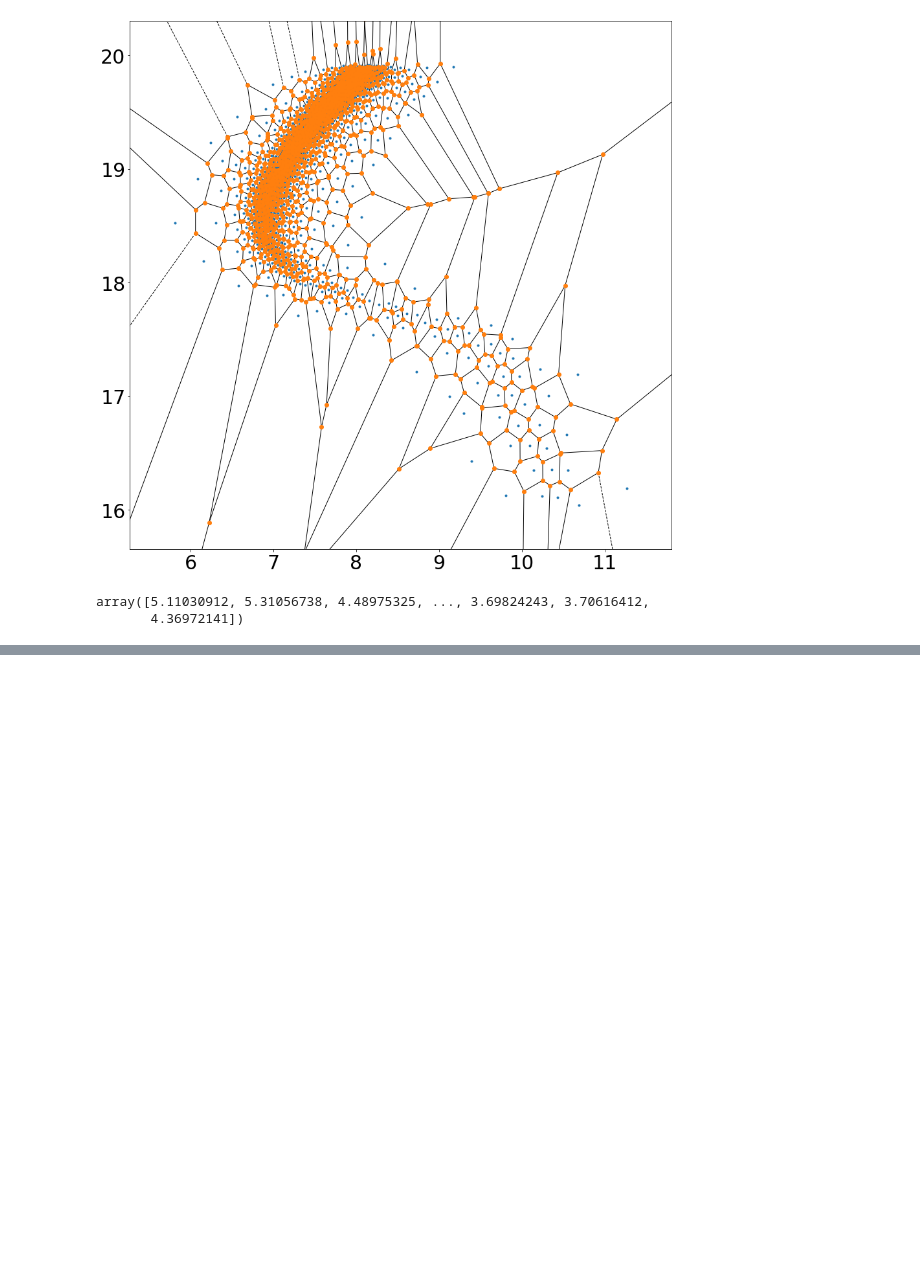
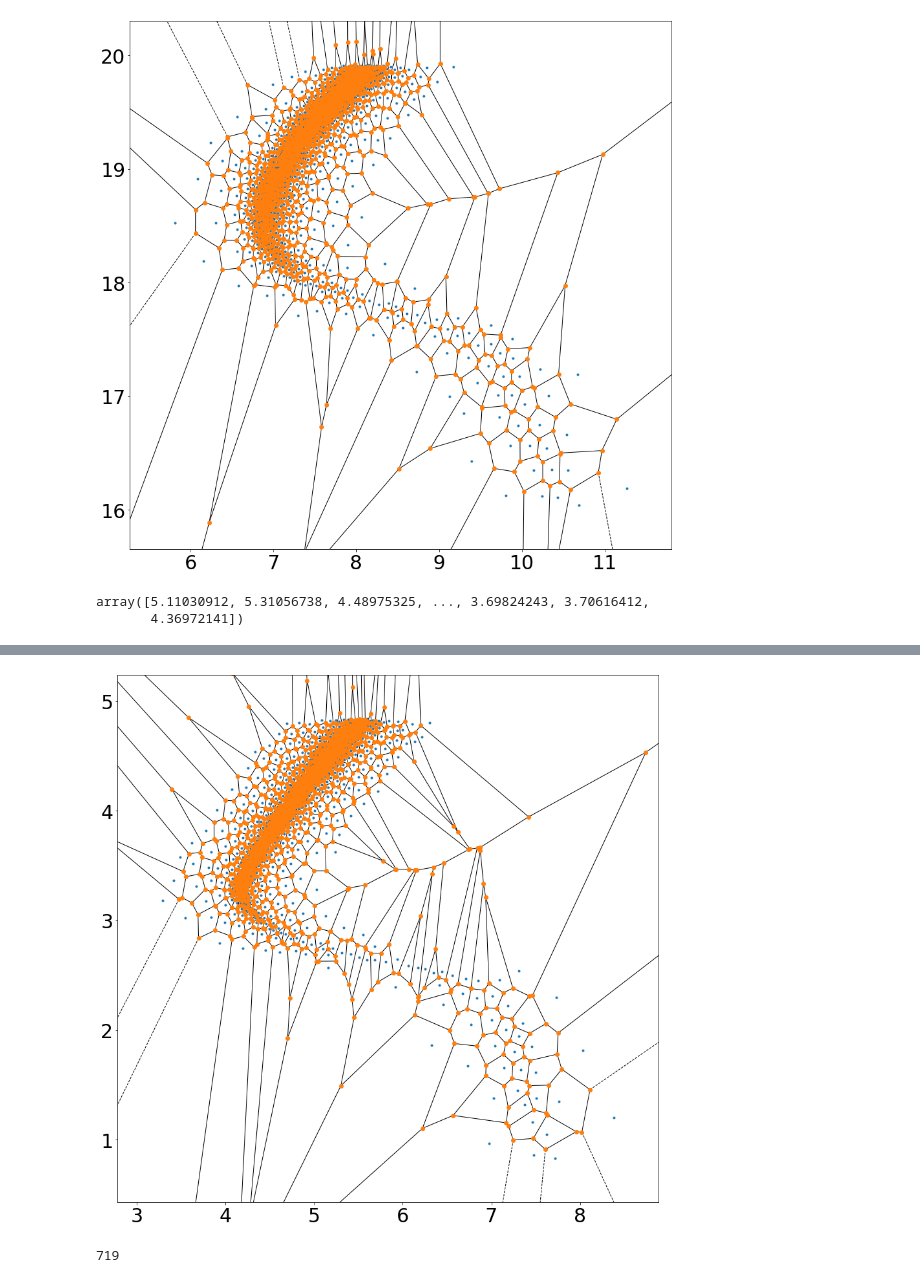
Before and after one commit to 200k33p3r/M92, a Jupyter notebook: Vorbin_test_real_data.ipynb, the cells around one changed output, grey strips where cells are left out. Cells and saved outputs as stored; diff of their text form; code cells hidden in the pictures; blank space fills up the shorter version.

```diff
--- a/Vorbin_test_real_data.ipynb
+++ b/Vorbin_test_real_data.ipynb
@@ -236,0 +290,11 @@ array([5.11030912, 5.31056738, 4.48975325, ..., 3.69824243, 3.70616412,
+# %%
+points = np.stack((xBar, yBar), axis=1)
+vor = Voronoi(points)
+fig = voronoi_plot_2d(vor)
+plt.show()
+# %% [output]
+[figure, added]
+# %%
+len(xBar)
+# %% [output]
+719
```
Also changed, not shown: parts of 12 cells of this notebook, 4 other files.
